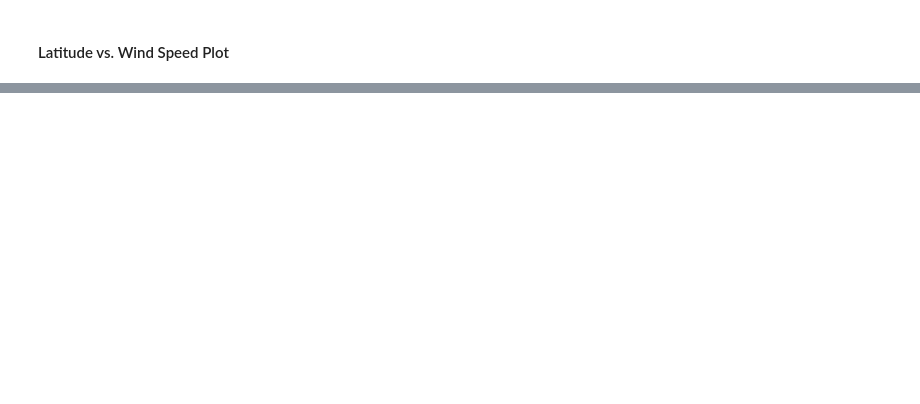
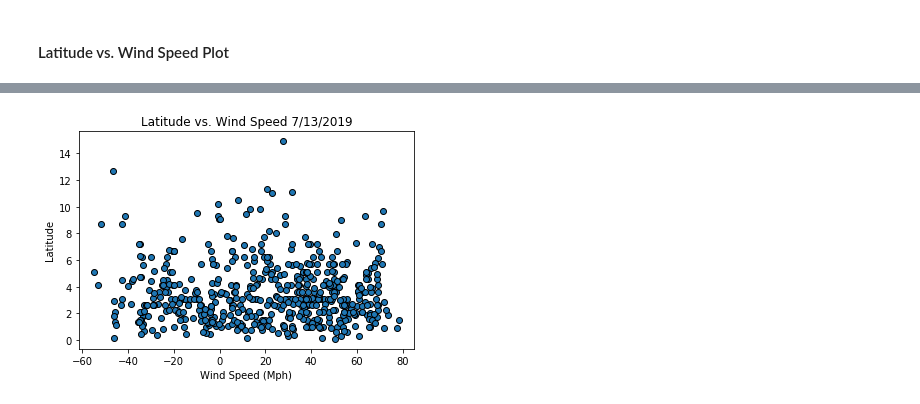
Before and after one commit to bradmendolla/WeatherPy, a Jupyter notebook: WeatherPy.ipynb, the cells around one changed output, grey strips where cells are left out. Cells and saved outputs as stored; diff of their text form; code cells hidden in the pictures; blank space fills up the shorter version.

```diff
--- a/WeatherPy.ipynb
+++ b/WeatherPy.ipynb
@@ -195,0 +199,8 @@ dtype: int64
+# %%
+plt.scatter(weather_df["Lat"], weather_df["Wind Speed"], edgecolors = "black")
+plt.xlabel("Wind Speed (Mph)")
+plt.ylabel("Latitude")
+plt.title("Latitude vs. Wind Speed 7/13/2019")
+plt.savefig("Figures/Wind_Speed.png")
+# %% [output]
+[figure, added]
```
Also changed, not shown: parts of 14 cells of this notebook, 5 other files.
